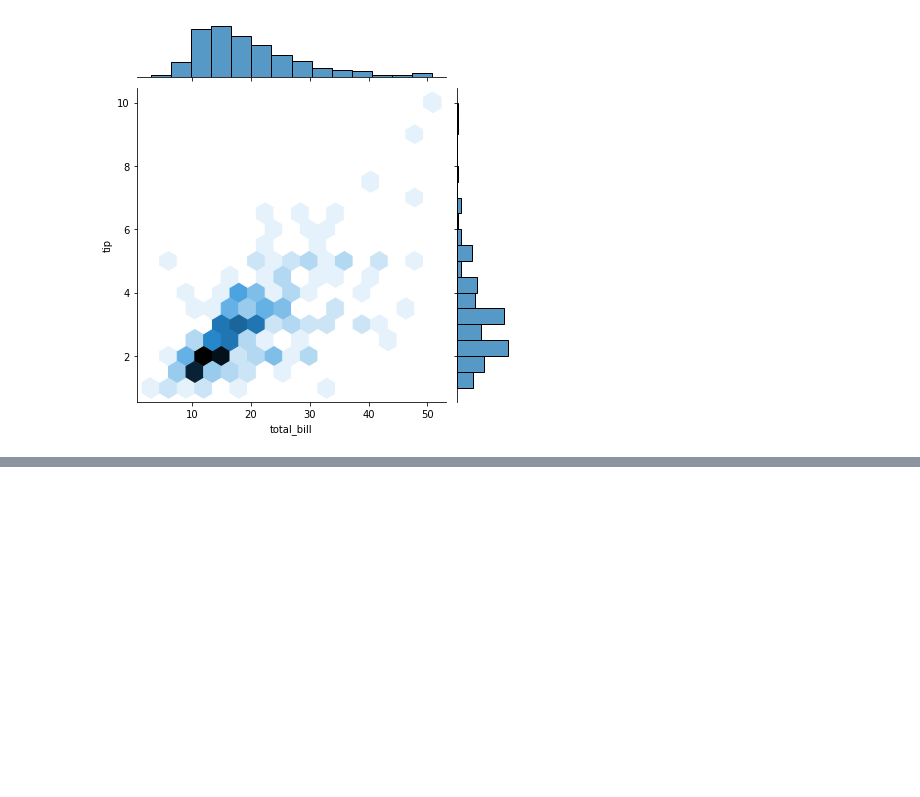
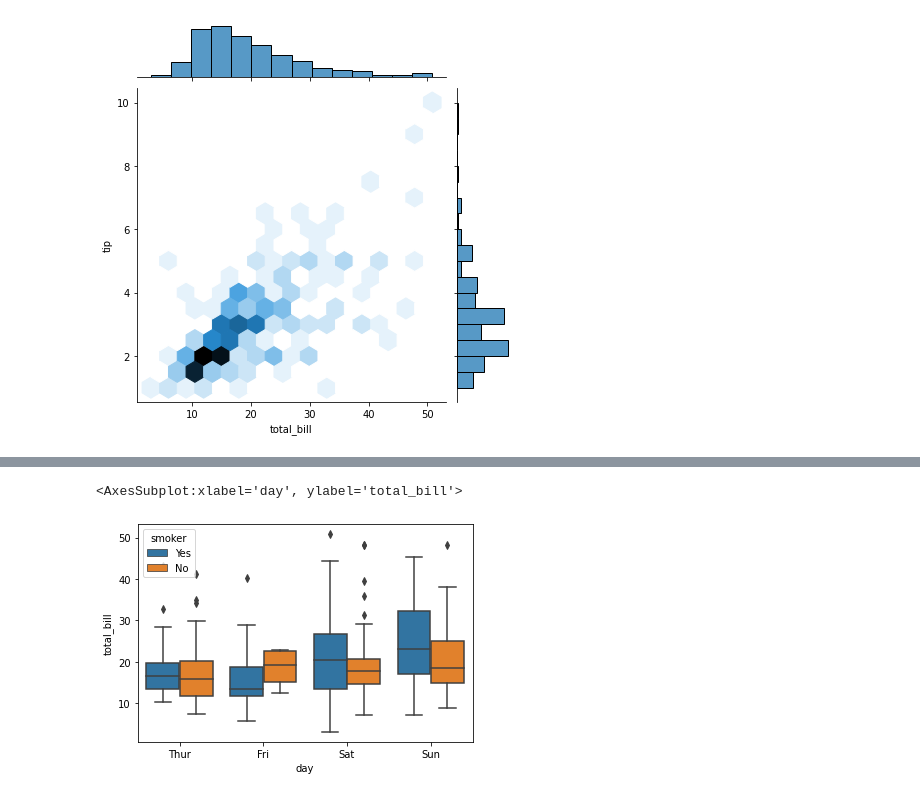
Before and after one commit to lionel5116/datasciencenotebooks, a Jupyter notebook: SeabornPlotting.ipynb, the cells around one changed output, grey strips where cells are left out. Saved outputs shown, nothing was run; the diff lists cells and outputs as text; code cells hidden in the pictures; blank space fills up the shorter version.

```diff
--- a/SeabornPlotting.ipynb
+++ b/SeabornPlotting.ipynb
@@ -27,0 +34,7 @@ sns.jointplot(x='total_bill',y='tip',data=tips,kind='hex')
+# %%
+#boxplot,adding a hue as another plot point to measure the days people smoke the most
+#In seaborn, the hue parameter represents which column in the data frame, you want to use for color encoding.
+sns.boxplot(x='day',y='total_bill',data=tips,hue='smoker')
+# %% [output]
+<AxesSubplot:xlabel='day', ylabel='total_bill'>
+[figure, added]
```
Also changed, not shown: parts of 3 cells of this notebook.
